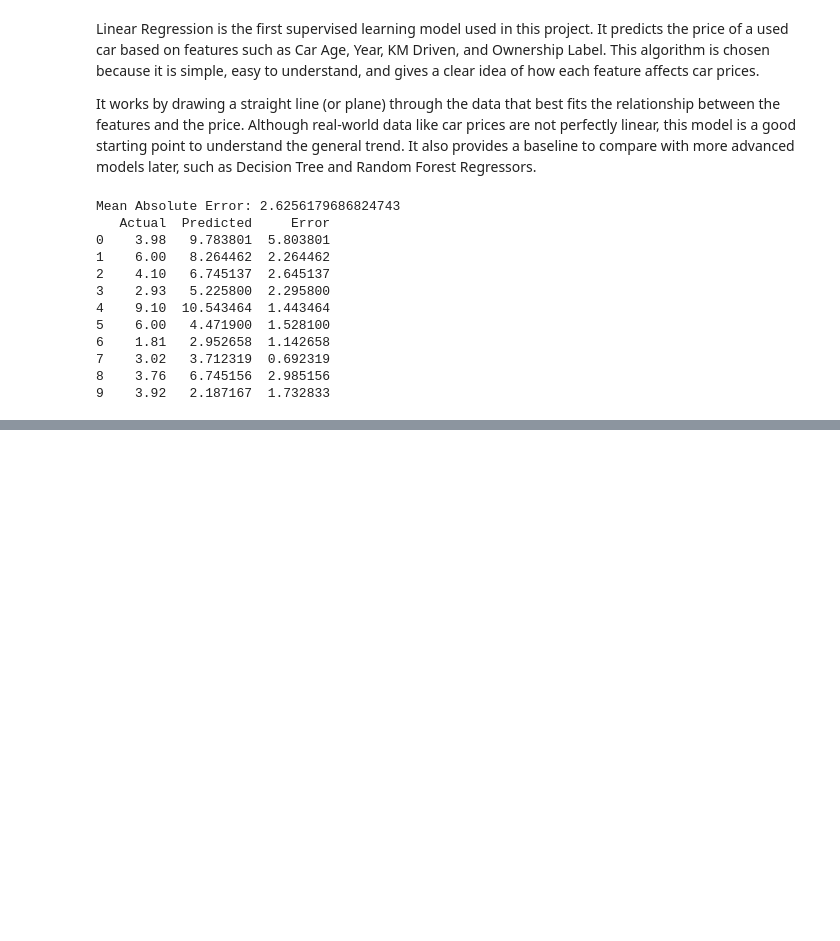
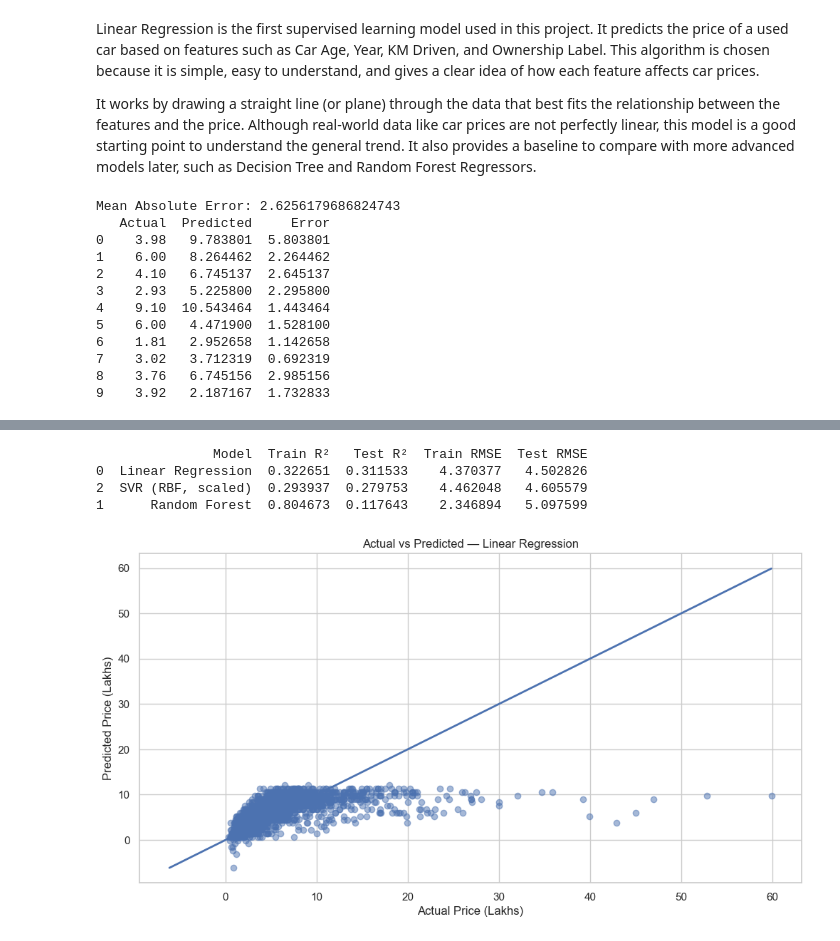
Before and after one commit to ps761/COMP1142281, a Jupyter notebook: 1142281_assignment.ipynb, the cells around one changed output, grey strips where cells are left out. Drawn from its saved outputs; the diff is of its cells as text; code cells hidden in the pictures; blank space fills up the shorter version.

```diff
--- a/1142281_assignment.ipynb
+++ b/1142281_assignment.ipynb
@@ -998,0 +1103,70 @@ Overall, the model gives a basic level of accuracy and serves as a starting poin
+# %%
+import matplotlib.pyplot as plt
+from sklearn.model_selection import train_test_split
+
+from sklearn.linear_model import LinearRegression
+from sklearn.ensemble import RandomForestRegressor
+from sklearn.svm import SVR
+from sklearn.preprocessing import StandardScaler
+from sklearn.compose import TransformedTargetRegressor
+from sklearn.pipeline import make_pipeline
+
+# 1) Split your data
+X_train, X_test, y_train, y_test = train_test_split(
+    X_imp, np.asarray(y).ravel(), test_size=0.2, random_state=42
+)
+
+# 2) Define models
+lr_model = LinearRegression()
+
+rf_model = RandomForestRegressor(
+    n_estimators=200, random_state=42, n_jobs=-1
+)
+
+# SVR with proper scaling for X and y
+svr_model = TransformedTargetRegressor(
+    regressor=make_pipeline(StandardScaler(), SVR(kernel='rbf')),
+    transformer=StandardScaler()
+)
+
+# 3) Helper to train & score
+def score_model(name, model):
+    model.fit(X_train, y_train)
+    ytr = model.predict(X_train)
+    yte = model.predict(X_test)
+    return {
+        "Model": name,
+        "Train R²": r2_score(y_train, ytr),
+        "Test R²":  r2_score(y_test, yte),
+        "Train RMSE": np.sqrt(mean_squared_error(y_train, ytr)),
+        "Test RMSE":  np.sqrt(mean_squared_error(y_test, yte)),
+        "Pred Test":  yte  # keep for plotting later
+    }
+
+# Evaluate all three
+rows = []
+rows.append(score_model("Linear Regression", lr_model))
+rows.append(score_model("Random Forest",    rf_model))
+rows.append(score_model("SVR (RBF, scaled)", svr_model))
+
+results = pd.DataFrame(rows)[["Model","Train R²","Test R²","Train RMSE","Test RMSE"]]
+print(results.sort_values("Test RMSE"))
+
+#Plot Actual vs Predicted for the best model
+best = min(rows, key=lambda d: d["Test RMSE"])
+y_pred_best = best["Pred Test"]
+
+plt.figure(figsize=(12,6))
+plt.scatter(y_test, y_pred_best, alpha=0.5)
+lims = [min(y_test.min(), y_pred_best.min()), max(y_test.max(), y_pred_best.max())]
+plt.plot(lims, lims, linewidth=2)
+plt.xlabel("Actual Price (Lakhs)")
+plt.ylabel("Predicted Price (Lakhs)")
+plt.title(f"Actual vs Predicted — {best['Model']}")
+plt.show()
+# %% [output]
+               Model  Train R²   Test R²  Train RMSE  Test RMSE
+0  Linear Regression  0.322651  0.311533    4.370377   4.502826
+2  SVR (RBF, scaled)  0.293937  0.279753    4.462048   4.605579
+1      Random Forest  0.804673  0.117643    2.346894   5.097599
+[figure, added]
```
Also changed, not shown: parts of 26 cells of this notebook.
